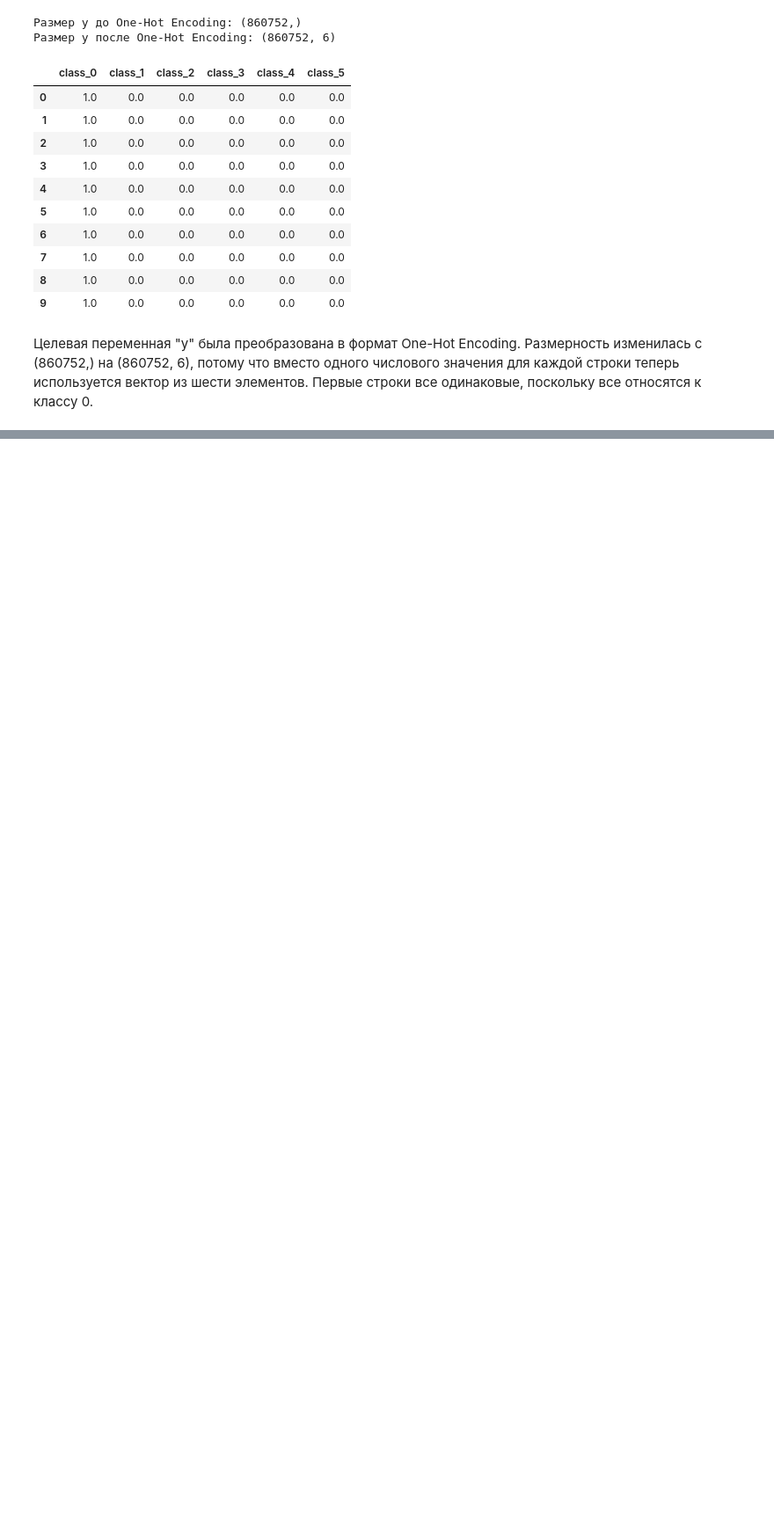
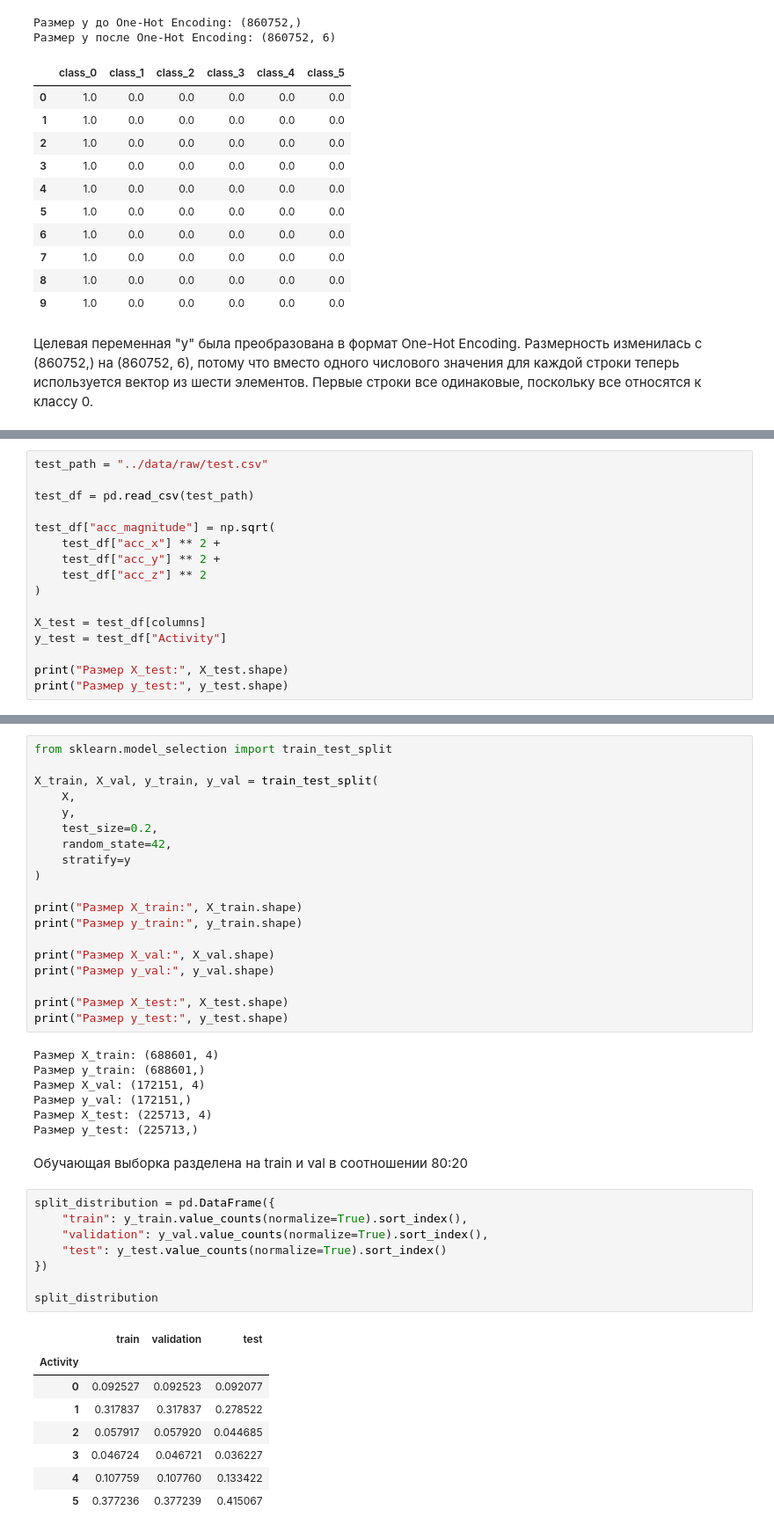
Before and after one commit to elena-kornaeva/Practice_Human-Activity-Recognition_Classifier, a Jupyter notebook: notebooks/01_EDA_and_Preprocessing_Additional.ipynb, the cells around one changed output, grey strips where cells are left out. Shown at 88% size. Drawn from its saved outputs; the diff is of its cells as text; blank space fills up the shorter version.

Commit message:
Add stratified train validation test split

```diff
--- a/notebooks/01_EDA_and_Preprocessing_Additional.ipynb
+++ b/notebooks/01_EDA_and_Preprocessing_Additional.ipynb
@@ -216,0 +219,16 @@ y_one_hot_df.head(10)
+# %%
+test_path = "../data/raw/test.csv"
+
+test_df = pd.read_csv(test_path)
+
+test_df["acc_magnitude"] = np.sqrt(
+    test_df["acc_x"] ** 2 +
+    test_df["acc_y"] ** 2 +
+    test_df["acc_z"] ** 2
+)
+
+X_test = test_df[columns]
+y_test = test_df["Activity"]
+
+print("Размер X_test:", X_test.shape)
+print("Размер y_test:", y_test.shape)
@@ -216,0 +238,45 @@ y_one_hot_df.head(10)
+# %%
+from sklearn.model_selection import train_test_split
+
+X_train, X_val, y_train, y_val = train_test_split(
+    X,
+    y,
+    test_size=0.2,
+    random_state=42,
+    stratify=y
+)
+
+print("Размер X_train:", X_train.shape)
+print("Размер y_train:", y_train.shape)
+
+print("Размер X_val:", X_val.shape)
+print("Размер y_val:", y_val.shape)
+
+print("Размер X_test:", X_test.shape)
+print("Размер y_test:", y_test.shape)
+# %% [output]
+Размер X_train: (688601, 4)
+Размер y_train: (688601,)
+Размер X_val: (172151, 4)
+Размер y_val: (172151,)
+Размер X_test: (225713, 4)
+Размер y_test: (225713,)
+# %% [markdown]
+Обучающая выборка разделена на train и val в соотношении 80:20
+# %%
+split_distribution = pd.DataFrame({
+    "train": y_train.value_counts(normalize=True).sort_index(),
+    "validation": y_val.value_counts(normalize=True).sort_index(),
+    "test": y_test.value_counts(normalize=True).sort_index()
+})
+
+split_distribution
+# %% [output]
+|  | train | validation | test |
+| Activity |  |  |  |
+| 0 | 0.092527 | 0.092523 | 0.092077 |
+| 1 | 0.317837 | 0.317837 | 0.278522 |
+| 2 | 0.057917 | 0.057920 | 0.044685 |
+| 3 | 0.046724 | 0.046721 | 0.036227 |
+| 4 | 0.107759 | 0.107760 | 0.133422 |
+| 5 | 0.377236 | 0.377239 | 0.415067 |
```
Also changed, not shown: parts of 3 cells of this notebook.
